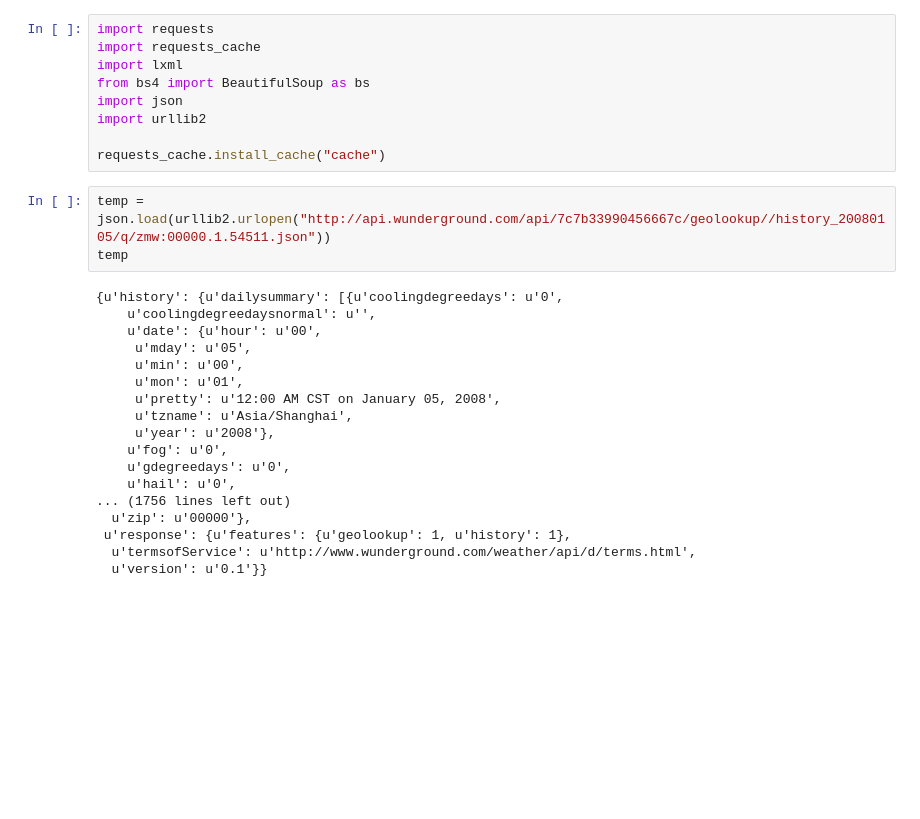
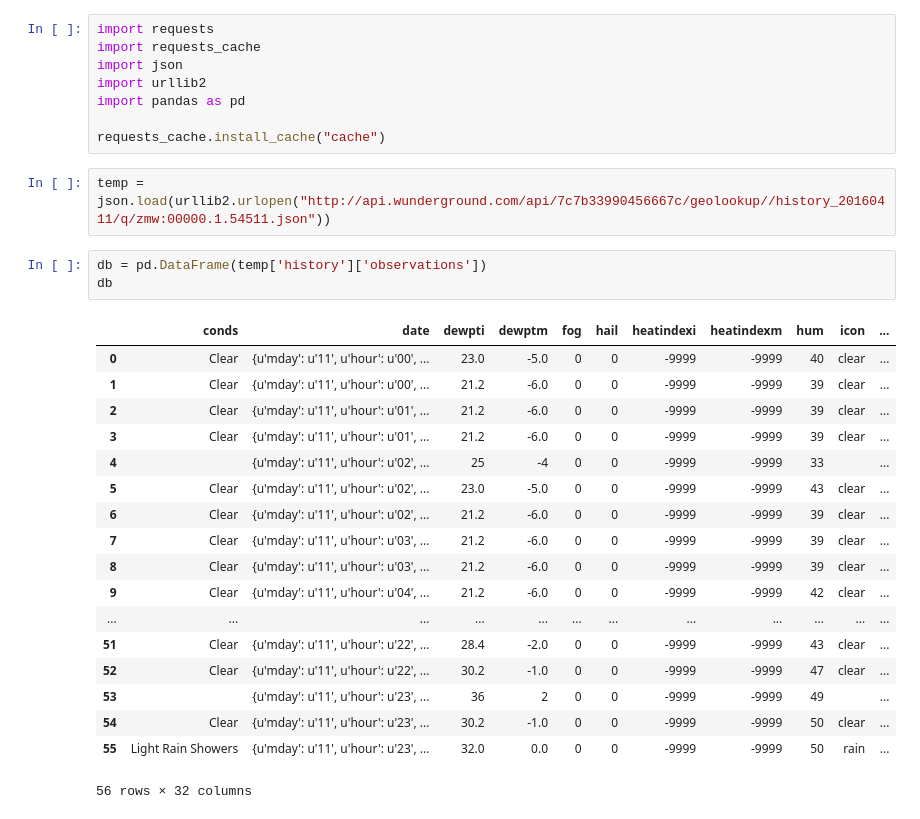
Before and after one commit to lhyhyfwjwf/pollution, a Jupyter notebook: weather-data.ipynb, the cells around one changed output. Drawn from its saved outputs; the diff is of its cells as text; blank space fills up the shorter version.

Commit message:
change the json to data frame format

```diff
--- a/weather-data.ipynb
+++ b/weather-data.ipynb
@@ -1,30 +1,32 @@
 # %%
 import requests
 import requests_cache
-import lxml
-from bs4 import BeautifulSoup as bs
 import json
 import urllib2
+import pandas as pd
 
 requests_cache.install_cache("cache")
 # %%
-temp = json.load(urllib2.urlopen("http://api.wunderground.com/api/7c7b33990456667c/geolookup//history_20080105/q/zmw:00000.1.54511.json"))
-temp
+temp = json.load(urllib2.urlopen("http://api.wunderground.com/api/7c7b33990456667c/geolookup//history_20160411/q/zmw:00000.1.54511.json"))
-# %% [output]
-{u'history': {u'dailysummary': [{u'coolingdegreedays': u'0',
-    u'coolingdegreedaysnormal': u'',
-    u'date': {u'hour': u'00',
-     u'mday': u'05',
-     u'min': u'00',
-     u'mon': u'01',
-     u'pretty': u'12:00 AM CST on January 05, 2008',
-     u'tzname': u'Asia/Shanghai',
-     u'year': u'2008'},
-    u'fog': u'0',
-    u'gdegreedays': u'0',
-    u'hail': u'0',
-... (1756 lines left out)
-  u'zip': u'00000'},
- u'response': {u'features': {u'geolookup': 1, u'history': 1},
-  u'termsofService': u'http://www.wunderground.com/weather/api/d/terms.html',
-  u'version': u'0.1'}}
+# %%
+db = pd.DataFrame(temp['history']['observations'])
+db
+# %% [output]
+|  | conds | date | dewpti | dewptm | fog | hail | heatindexi | heatindexm | hum | icon | ... |
+| 0 | Clear | {u'mday': u'11', u'hour': u'00', ... | 23.0 | -5.0 | 0 | 0 | -9999 | -9999 | 40 | clear | ... |
+| 1 | Clear | {u'mday': u'11', u'hour': u'00', ... | 21.2 | -6.0 | 0 | 0 | -9999 | -9999 | 39 | clear | ... |
+| 2 | Clear | {u'mday': u'11', u'hour': u'01', ... | 21.2 | -6.0 | 0 | 0 | -9999 | -9999 | 39 | clear | ... |
+| 3 | Clear | {u'mday': u'11', u'hour': u'01', ... | 21.2 | -6.0 | 0 | 0 | -9999 | -9999 | 39 | clear | ... |
+| 4 |  | {u'mday': u'11', u'hour': u'02', ... | 25 | -4 | 0 | 0 | -9999 | -9999 | 33 |  | ... |
+| 5 | Clear | {u'mday': u'11', u'hour': u'02', ... | 23.0 | -5.0 | 0 | 0 | -9999 | -9999 | 43 | clear | ... |
+| 6 | Clear | {u'mday': u'11', u'hour': u'02', ... | 21.2 | -6.0 | 0 | 0 | -9999 | -9999 | 39 | clear | ... |
+| 7 | Clear | {u'mday': u'11', u'hour': u'03', ... | 21.2 | -6.0 | 0 | 0 | -9999 | -9999 | 39 | clear | ... |
+| 8 | Clear | {u'mday': u'11', u'hour': u'03', ... | 21.2 | -6.0 | 0 | 0 | -9999 | -9999 | 39 | clear | ... |
+| 9 | Clear | {u'mday': u'11', u'hour': u'04', ... | 21.2 | -6.0 | 0 | 0 | -9999 | -9999 | 42 | clear | ... |
+| ... | ... | ... | ... | ... | ... | ... | ... | ... | ... | ... | ... |
+| 51 | Clear | {u'mday': u'11', u'hour': u'22', ... | 28.4 | -2.0 | 0 | 0 | -9999 | -9999 | 43 | clear | ... |
+| 52 | Clear | {u'mday': u'11', u'hour': u'22', ... | 30.2 | -1.0 | 0 | 0 | -9999 | -9999 | 47 | clear | ... |
+| 53 |  | {u'mday': u'11', u'hour': u'23', ... | 36 | 2 | 0 | 0 | -9999 | -9999 | 49 |  | ... |
+| 54 | Clear | {u'mday': u'11', u'hour': u'23', ... | 30.2 | -1.0 | 0 | 0 | -9999 | -9999 | 50 | clear | ... |
+| 55 | Light Rain Showers | {u'mday': u'11', u'hour': u'23', ... | 32.0 | 0.0 | 0 | 0 | -9999 | -9999 | 50 | rain | ... |
+56 rows × 32 columns
```
